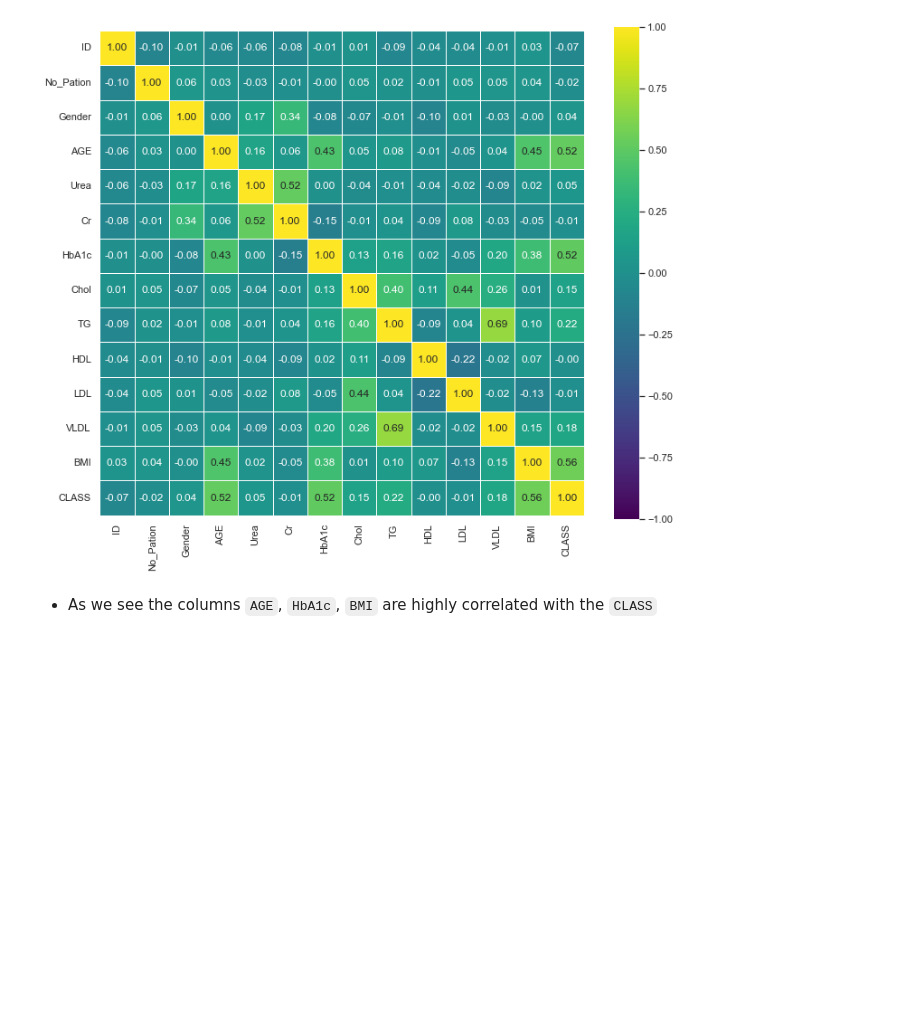
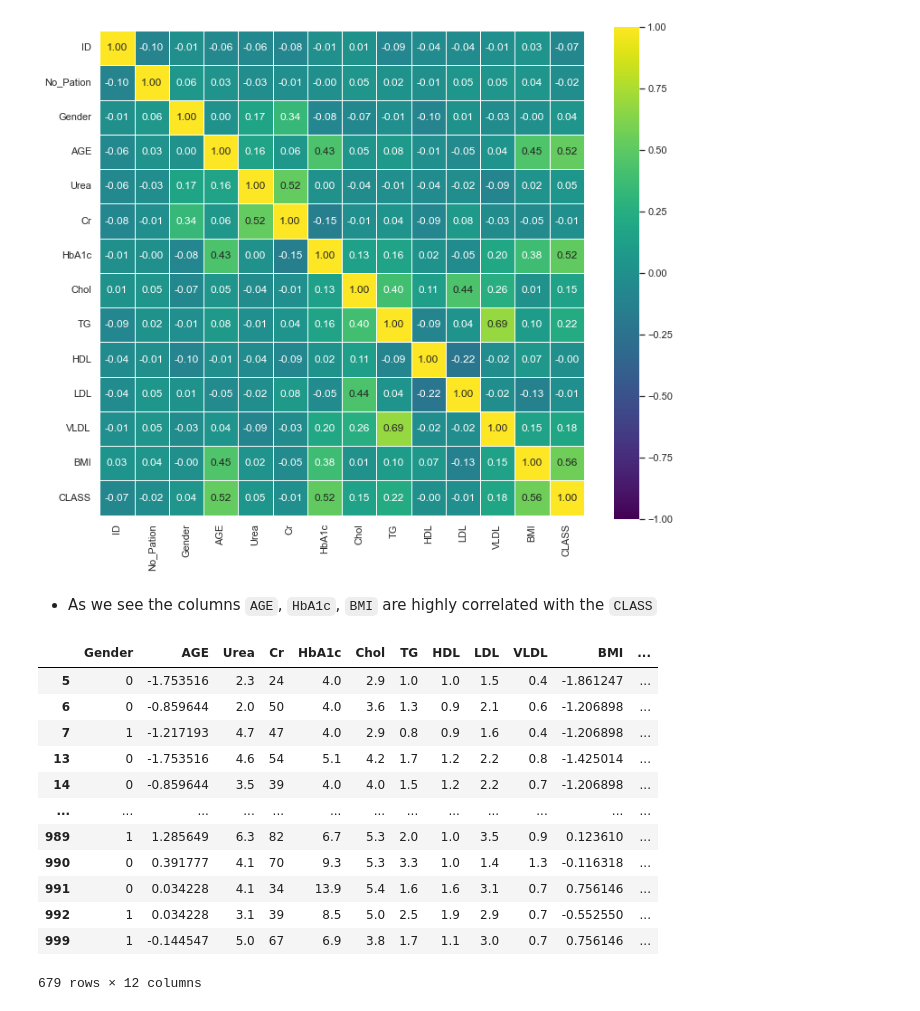
Before and after one commit to Kerolos-Noshy/Diabetes-Prediction, a Jupyter notebook: diabetes prediction.ipynb, the cells around one changed output. Cells and saved outputs as stored; diff of their text form; code cells hidden in the pictures; blank space fills up the shorter version.

Commit message:
drop `ID` and `No_Pation` columns

```diff
--- a/diabetes prediction.ipynb
+++ b/diabetes prediction.ipynb
@@ -309,3 +309,20 @@ plt.show()
 [figure]
 # %% [markdown]
 - As we see the columns `AGE`, `HbA1c`, `BMI`  are highly correlated with the `CLASS`
+# %%
+# remove unnecessary columns
+filtered_data.drop(['ID', 'No_Pation'], axis=1)
+# %% [output]
+|  | Gender | AGE | Urea | Cr | HbA1c | Chol | TG | HDL | LDL | VLDL | BMI | ... |
+| 5 | 0 | -1.753516 | 2.3 | 24 | 4.0 | 2.9 | 1.0 | 1.0 | 1.5 | 0.4 | -1.861247 | ... |
+| 6 | 0 | -0.859644 | 2.0 | 50 | 4.0 | 3.6 | 1.3 | 0.9 | 2.1 | 0.6 | -1.206898 | ... |
+| 7 | 1 | -1.217193 | 4.7 | 47 | 4.0 | 2.9 | 0.8 | 0.9 | 1.6 | 0.4 | -1.206898 | ... |
+| 13 | 0 | -1.753516 | 4.6 | 54 | 5.1 | 4.2 | 1.7 | 1.2 | 2.2 | 0.8 | -1.425014 | ... |
+| 14 | 0 | -0.859644 | 3.5 | 39 | 4.0 | 4.0 | 1.5 | 1.2 | 2.2 | 0.7 | -1.206898 | ... |
+| ... | ... | ... | ... | ... | ... | ... | ... | ... | ... | ... | ... | ... |
+| 989 | 1 | 1.285649 | 6.3 | 82 | 6.7 | 5.3 | 2.0 | 1.0 | 3.5 | 0.9 | 0.123610 | ... |
+| 990 | 0 | 0.391777 | 4.1 | 70 | 9.3 | 5.3 | 3.3 | 1.0 | 1.4 | 1.3 | -0.116318 | ... |
+| 991 | 0 | 0.034228 | 4.1 | 34 | 13.9 | 5.4 | 1.6 | 1.6 | 3.1 | 0.7 | 0.756146 | ... |
+| 992 | 1 | 0.034228 | 3.1 | 39 | 8.5 | 5.0 | 2.5 | 1.9 | 2.9 | 0.7 | -0.552550 | ... |
+| 999 | 1 | -0.144547 | 5.0 | 67 | 6.9 | 3.8 | 1.7 | 1.1 | 3.0 | 0.7 | 0.756146 | ... |
+679 rows × 12 columns
```
Also changed, not shown: parts of 1 cell of this notebook.
